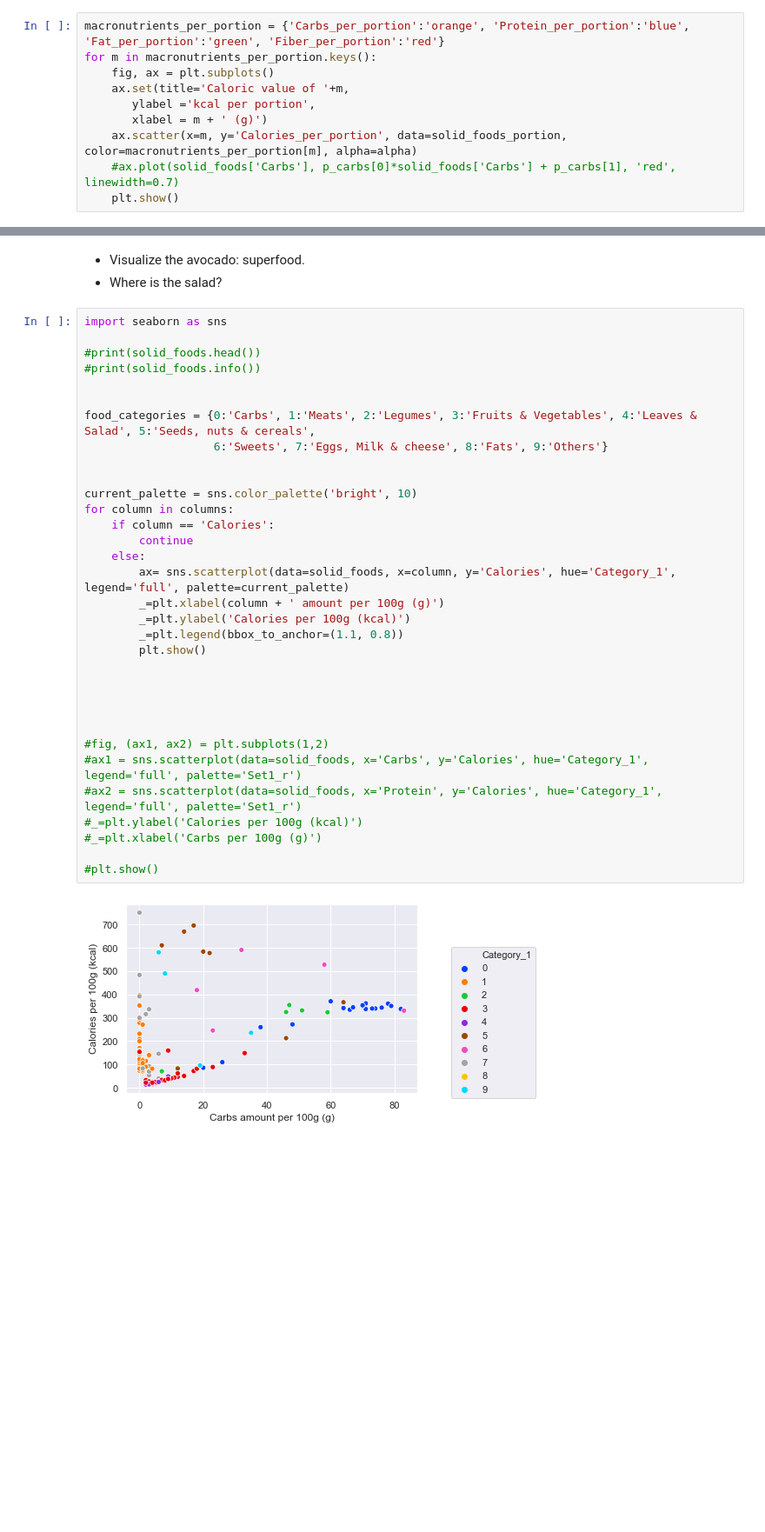
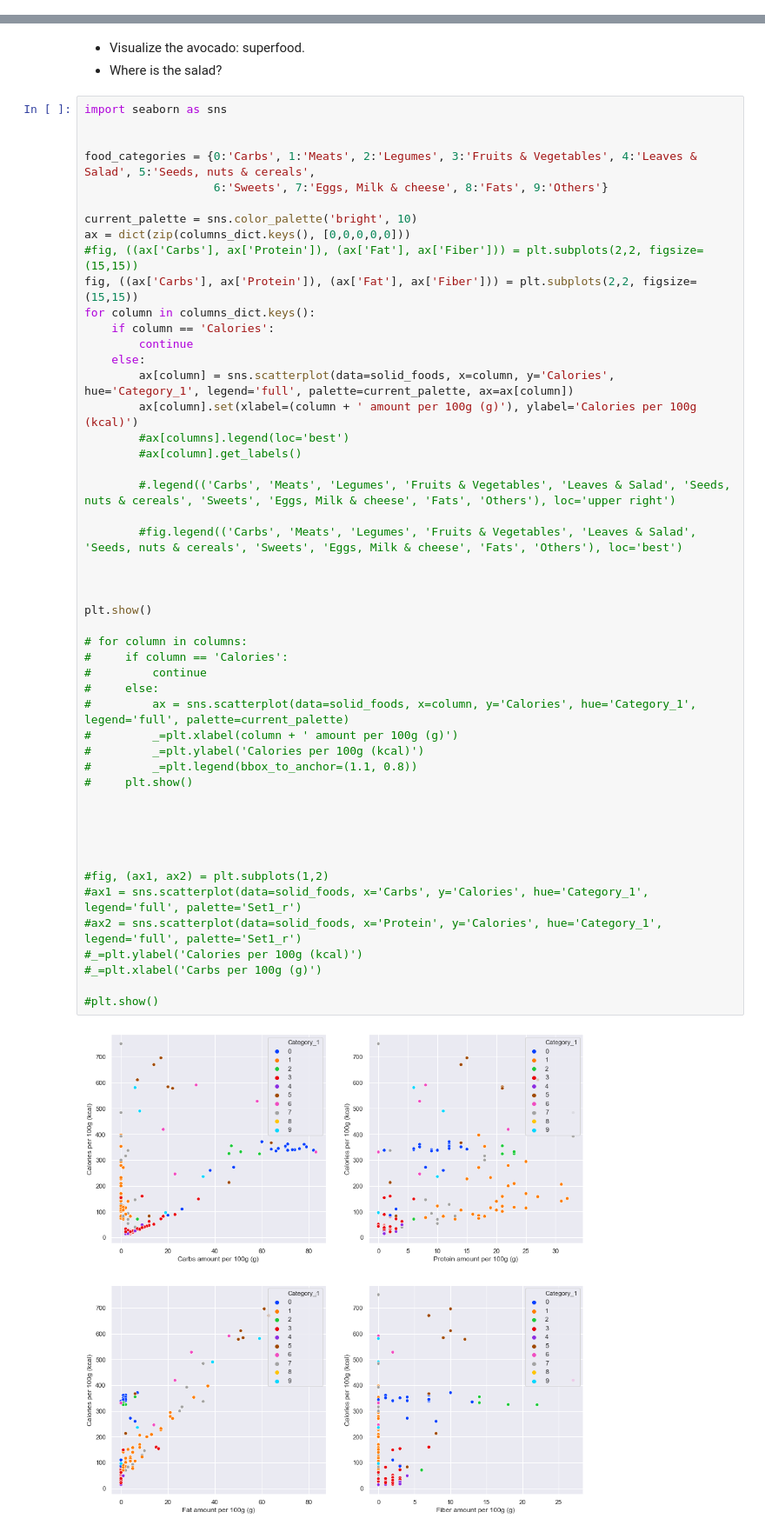
Before and after one commit to jbvasconcellos/foods, a Jupyter notebook: food.ipynb, the cells around one changed output, grey strips where cells are left out. Shown at 87% size. Drawn from its saved outputs; the diff is of its cells as text; blank space fills up the shorter version.

```diff
--- a/food.ipynb
+++ b/food.ipynb
@@ -398,10 +411,0 @@ plt.show()
-# %%
-macronutrients_per_portion = {'Carbs_per_portion':'orange', 'Protein_per_portion':'blue', 'Fat_per_portion':'green', 'Fiber_per_portion':'red'}
-for m in macronutrients_per_portion.keys():
-    fig, ax = plt.subplots()
-    ax.set(title='Caloric value of '+m,
-       ylabel ='kcal per portion',
-       xlabel = m + ' (g)')
-    ax.scatter(x=m, y='Calories_per_portion', data=solid_foods_portion, color=macronutrients_per_portion[m], alpha=alpha)
-    #ax.plot(solid_foods['Carbs'], p_carbs[0]*solid_foods['Carbs'] + p_carbs[1], 'red', linewidth=0.7)
-    plt.show()
@@ -415,36 +442,52 @@ for m in macronutrients_per_portion.keys():
  - Where is the salad?
 # %%
 import seaborn as sns
-
-#print(solid_foods.head())
-#print(solid_foods.info())
 
 
 food_categories = {0:'Carbs', 1:'Meats', 2:'Legumes', 3:'Fruits & Vegetables', 4:'Leaves & Salad', 5:'Seeds, nuts & cereals',
                    6:'Sweets', 7:'Eggs, Milk & cheese', 8:'Fats', 9:'Others'}
 
-
 current_palette = sns.color_palette('bright', 10)
-for column in columns:
+ax = dict(zip(columns_dict.keys(), [0,0,0,0,0]))
+#fig, ((ax['Carbs'], ax['Protein']), (ax['Fat'], ax['Fiber'])) = plt.subplots(2,2, figsize=(15,15))
+fig, ((ax['Carbs'], ax['Protein']), (ax['Fat'], ax['Fiber'])) = plt.subplots(2,2, figsize=(15,15))
+for column in columns_dict.keys():
     if column == 'Calories':
         continue
     else:
-        ax= sns.scatterplot(data=solid_foods, x=column, y='Calories', hue='Category_1', legend='full', palette=current_palette)
-        _=plt.xlabel(column + ' amount per 100g (g)')
-        _=plt.ylabel('Calories per 100g (kcal)')
-        _=plt.legend(bbox_to_anchor=(1.1, 0.8))
-        plt.show()
+        ax[column] = sns.scatterplot(data=solid_foods, x=column, y='Calories', hue='Category_1', legend='full', palette=current_palette, ax=ax[column])
+        ax[column].set(xlabel=(column + ' amount per 100g (g)'), ylabel='Calories per 100g (kcal)')
+        #ax[columns].legend(loc='best')
+        #ax[column].get_labels()
+
+        #.legend(('Carbs', 'Meats', 'Legumes', 'Fruits & Vegetables', 'Leaves & Salad', 'Seeds, nuts & cereals', 'Sweets', 'Eggs, Milk & cheese', 'Fats', 'Others'), loc='upper right')
+
+        #fig.legend(('Carbs', 'Meats', 'Legumes', 'Fruits & Vegetables', 'Leaves & Salad', 'Seeds, nuts & cereals', 'Sweets', 'Eggs, Milk & cheese', 'Fats', 'Others'), loc='best')
+
+
+
+plt.show()
+
+# for column in columns:
+#     if column == 'Calories':
+#         continue
+#     else:
+#         ax = sns.scatterplot(data=solid_foods, x=column, y='Calories', hue='Category_1', legend='full', palette=current_palette)
+#         _=plt.xlabel(column + ' amount per 100g (g)')
+#         _=plt.ylabel('Calories per 100g (kcal)')
+#         _=plt.legend(bbox_to_anchor=(1.1, 0.8))
+#     plt.show()
 
 
 
 
 
 #fig, (ax1, ax2) = plt.subplots(1,2)
 #ax1 = sns.scatterplot(data=solid_foods, x='Carbs', y='Calories', hue='Category_1', legend='full', palette='Set1_r')
 #ax2 = sns.scatterplot(data=solid_foods, x='Protein', y='Calories', hue='Category_1', legend='full', palette='Set1_r')
 #_=plt.ylabel('Calories per 100g (kcal)')
 #_=plt.xlabel('Carbs per 100g (g)')
 
 #plt.show()
 # %% [output]
-[figure, old version]
+[figure, new version]
```
Also changed, not shown: parts of 10 cells of this notebook.
